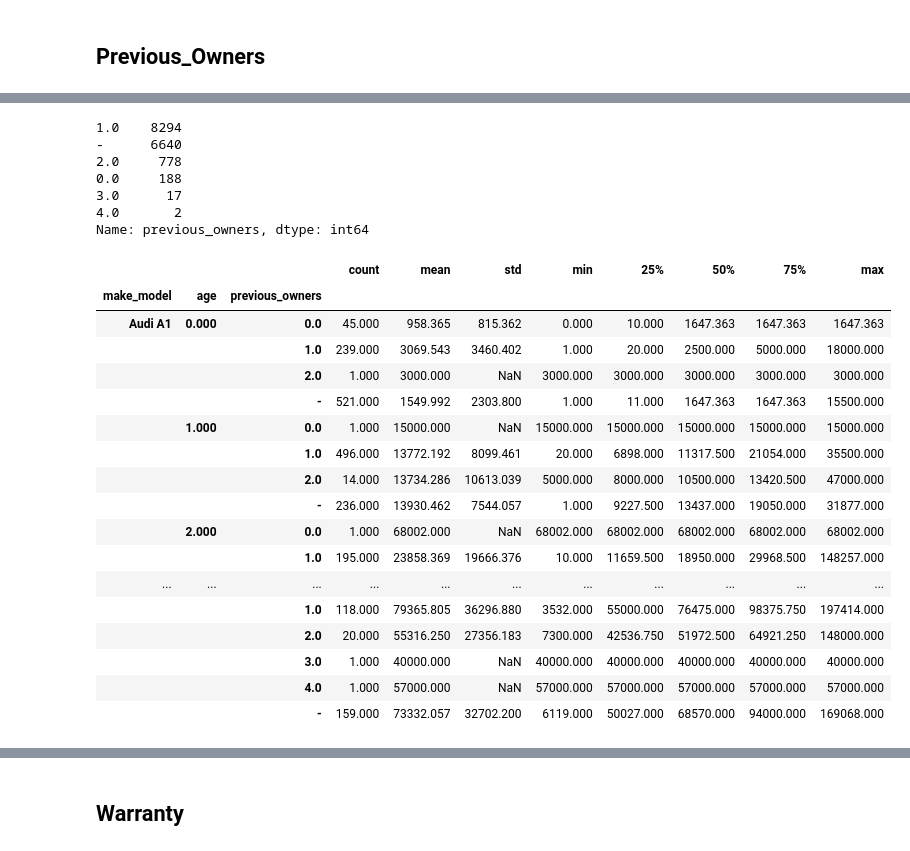
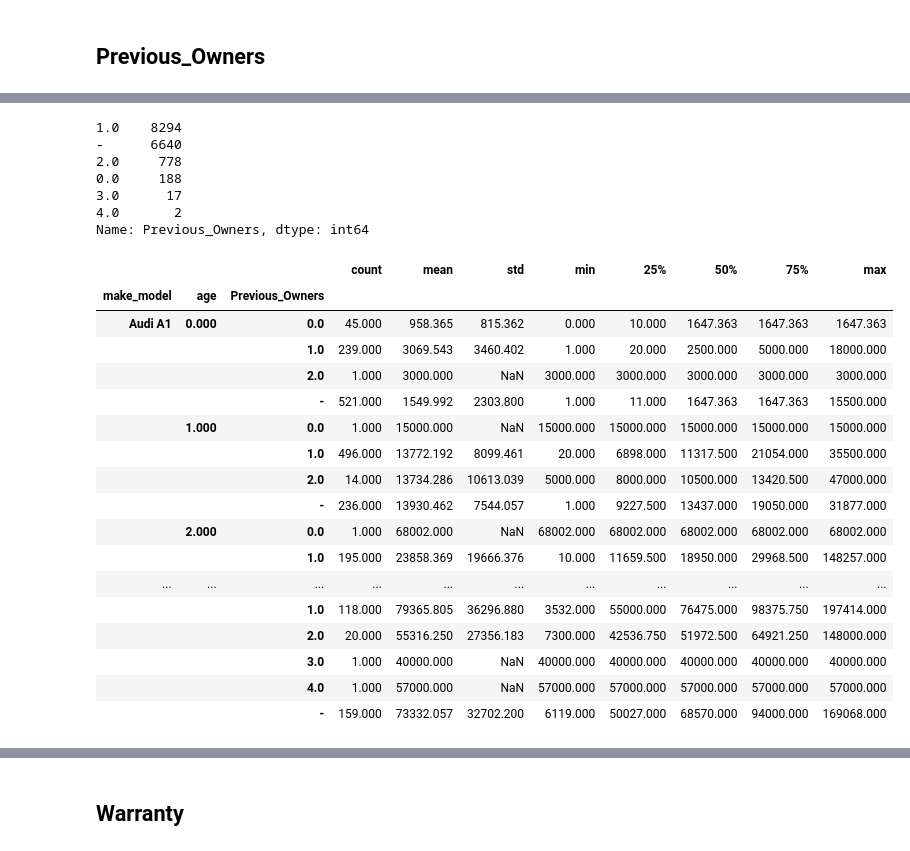
Before and after one commit to mdurular/Data-Analysis, a Jupyter notebook: 7. Projects/Capstone Project (AutoScout Data Analysis Project)/EDA_scout_car_phase_2 (Handling_Missing_Values).ipynb, the cells around one changed output, grey strips where cells are left out. Drawn from its saved outputs; the diff is of its cells as text; code cells hidden in the pictures.

```diff
--- a/7. Projects/Capstone Project (AutoScout Data Analysis Project)/EDA_scout_car_phase_2 (Handling_Missing_Values).ipynb
+++ b/7. Projects/Capstone Project (AutoScout Data Analysis Project)/EDA_scout_car_phase_2 (Handling_Missing_Values).ipynb
@@ -125,2 +95,0 @@ Index(['Make_Model', 'Body_Type', 'Price', 'Vat', 'Km', 'Hp', 'Type',
-# %%
-df.columns= df.columns.str.lower().str.replace('&', '_').str.replace(' ', '_')
@@ -503,9 +415,10 @@ dtype: object
 # %%
-for make_model in list(df["make_model"].unique()):  # for unique make_model
-    cond = df["make_model"]==make_model
-    mode = list(df[cond]["body_type"].mode())  # make_model's most repeated body_type
+#Step-3
+for group in list(df["make_model"].unique()):
+    cond = df["make_model"]==group
+    mode = list(df[cond]["body_type"].mode())
     if mode != []:
-        df.loc[cond, "body_type"] = df.loc[cond, "body_type"].fillna(df[cond]["body_type"].mode()[0])  # fill your body_type as most repeated body typefor make_model
+        df.loc[cond, "body_type"] = df.loc[cond, "body_type"].fillna(df[cond]["body_type"].mode()[0])
     else:
         df.loc[cond, "body_type"] = df.loc[cond, "body_type"].fillna(df["body_type"].mode()[0])
 # %%
@@ -540,7 +481,7 @@ Name: previous_owners, dtype: int64
 # %%
-df["previous_owners"].fillna("-", inplace = True)
+df["Previous_Owners"].fillna("-", inplace = True)
 # %%
-df["previous_owners"].value_counts(dropna=False)
+df["Previous_Owners"].value_counts(dropna=False)
 # %% [output]
 1.0    8294
 -      6640
@@ -548,12 +489,12 @@ df["previous_owners"].value_counts(dropna=False)
 0.0     188
 3.0      17
 4.0       2
-Name: previous_owners, dtype: int64
+Name: Previous_Owners, dtype: int64
 # %%
-df.groupby(['make_model', 'age', 'previous_owners']).km.describe()
+df.groupby(['make_model', 'age', 'Previous_Owners']).km.describe()
 # %% [output]
 |  |  |  | count | mean | std | min | 25% | 50% | 75% | max |
-| make_model | age | previous_owners |  |  |  |  |  |  |  |  |
+| make_model | age | Previous_Owners |  |  |  |  |  |  |  |  |
 | Audi A1 | 0.000 | 0.0 | 45.000 | 958.365 | 815.362 | 0.000 | 10.000 | 1647.363 | 1647.363 | 1647.363 |
 |  |  | 1.0 | 239.000 | 3069.543 | 3460.402 | 1.000 | 20.000 | 2500.000 | 5000.000 | 18000.000 |
 |  |  | 2.0 | 1.000 | 3000.000 | NaN | 3000.000 | 3000.000 | 3000.000 | 3000.000 | 3000.000 |
```
Also changed, not shown: parts of 267 cells of this notebook, 6 other files.
